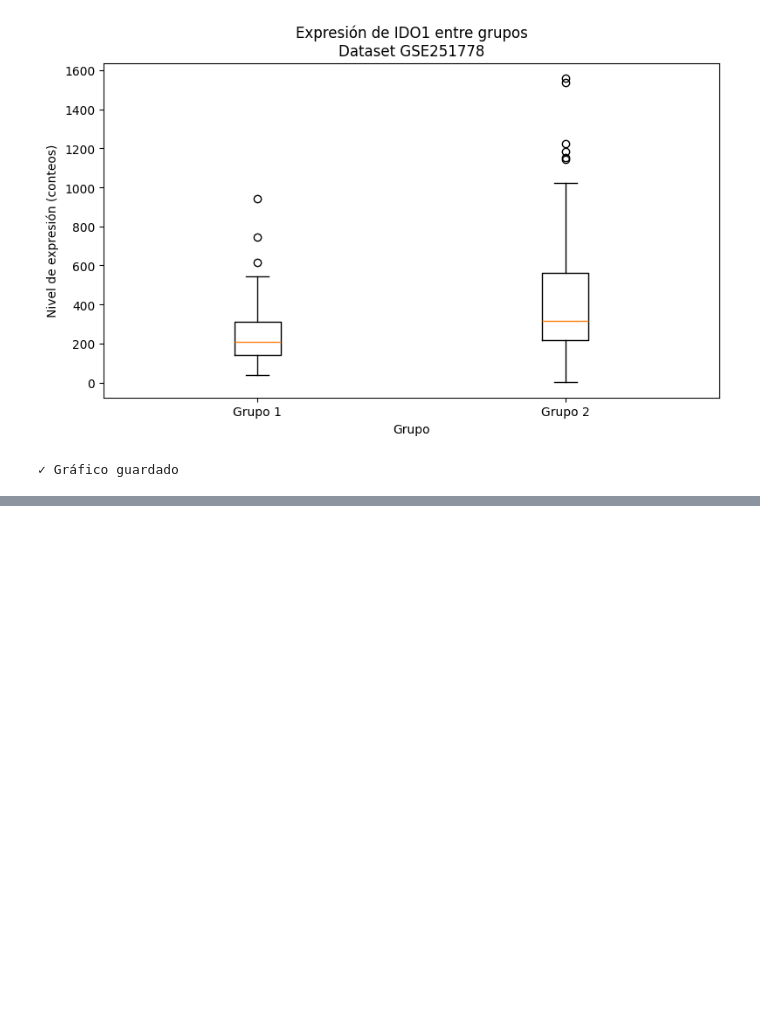
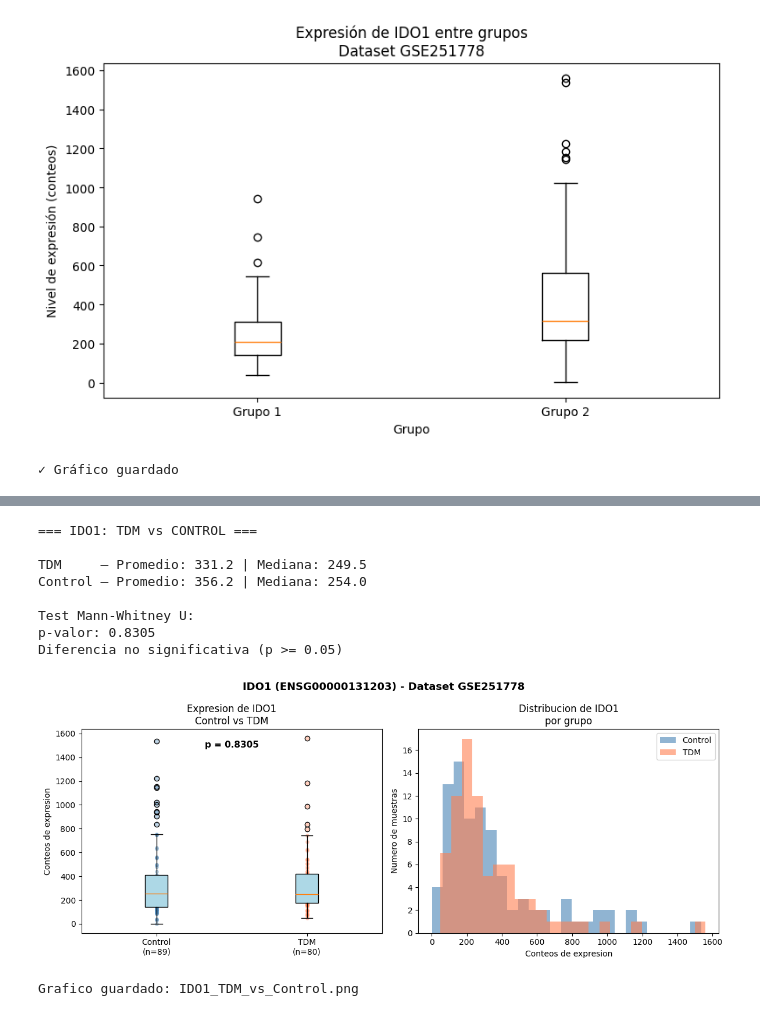
Before and after one commit to denriquezf-art/tesis-microbiota-TDM, a Jupyter notebook: fase1_descarga_datos.ipynb, the cells around one changed output, grey strips where cells are left out. Drawn from its saved outputs; the diff is of its cells as text; code cells hidden in the pictures; blank space fills up the shorter version.

```diff
--- a/fase1_descarga_datos.ipynb
+++ b/fase1_descarga_datos.ipynb
@@ -747,0 +883,76 @@ Diferencia: 195.03
+# %%
+import matplotlib.pyplot as plt
+import numpy as np
+from scipy import stats
+
+# Extraer valores de IDO1
+ido1_fila = df_expresion[
+    df_expresion['gene_ID'] == 'ENSG00000131203'
+].iloc[:, 1:].values.flatten()
+
+# Separar por grupo real
+ido1_tdm = []
+ido1_ctrl = []
+
+for i, grupo in enumerate(grupos_columnas):
+    if grupo == 'TDM':
+        ido1_tdm.append(ido1_fila[i])
+    elif grupo == 'Control':
+        ido1_ctrl.append(ido1_fila[i])
+
+ido1_tdm = np.array(ido1_tdm)
+ido1_ctrl = np.array(ido1_ctrl)
+
+# Estadísticas
+print("=== IDO1: TDM vs CONTROL ===\n")
+print(f"TDM     — Promedio: {ido1_tdm.mean():.1f} | Mediana: {np.median(ido1_tdm):.1f}")
+print(f"Control — Promedio: {ido1_ctrl.mean():.1f} | Mediana: {np.median(ido1_ctrl):.1f}")
+
+# Test estadístico
+stat, pvalor = stats.mannwhitneyu(ido1_tdm, ido1_ctrl, alternative='two-sided')
+print(f"\nTest Mann-Whitney U:")
+print(f"p-valor: {pvalor:.4f}")
+if pvalor < 0.05:
+    print("DIFERENCIA SIGNIFICATIVA entre grupos (p < 0.05)")
+else:
+    print("Diferencia no significativa (p >= 0.05)")
+
+# Gráfico
+fig, axes = plt.subplots(1, 2, figsize=(12, 5))
+
+# Boxplot
+axes[0].boxplot([ido1_ctrl, ido1_tdm],
+                tick_labels=['Control\n(n=89)', 'TDM\n(n=80)'],
+                patch_artist=True,
+                boxprops=dict(facecolor='lightblue'))
+axes[0].set_title('Expresion de IDO1\nControl vs TDM')
+axes[0].set_ylabel('Conteos de expresion')
+axes[0].scatter([1]*len(ido1_ctrl), ido1_ctrl, alpha=0.3, color='steelblue', s=15)
+axes[0].scatter([2]*len(ido1_tdm), ido1_tdm, alpha=0.3, color='coral', s=15)
+axes[0].text(1.5, max(max(ido1_ctrl), max(ido1_tdm))*0.95,
+             f'p = {pvalor:.4f}', ha='center', fontsize=11, fontweight='bold')
+
+# Histograma
+axes[1].hist(ido1_ctrl, bins=25, alpha=0.6, color='steelblue', label='Control')
+axes[1].hist(ido1_tdm, bins=25, alpha=0.6, color='coral', label='TDM')
+axes[1].set_title('Distribucion de IDO1\npor grupo')
+axes[1].set_xlabel('Conteos de expresion')
+axes[1].set_ylabel('Numero de muestras')
+axes[1].legend()
+
+plt.suptitle('IDO1 (ENSG00000131203) - Dataset GSE251778', fontsize=13, fontweight='bold')
+plt.tight_layout()
+plt.savefig('IDO1_TDM_vs_Control.png', dpi=150, bbox_inches='tight')
+plt.show()
+print("\nGrafico guardado: IDO1_TDM_vs_Control.png")
+# %% [output]
+=== IDO1: TDM vs CONTROL ===
+
+TDM     — Promedio: 331.2 | Mediana: 249.5
+Control — Promedio: 356.2 | Mediana: 254.0
+
+Test Mann-Whitney U:
+p-valor: 0.8305
+Diferencia no significativa (p >= 0.05)
+[figure, added]
+Grafico guardado: IDO1_TDM_vs_Control.png
```
Also changed, not shown: parts of 4 cells of this notebook.
